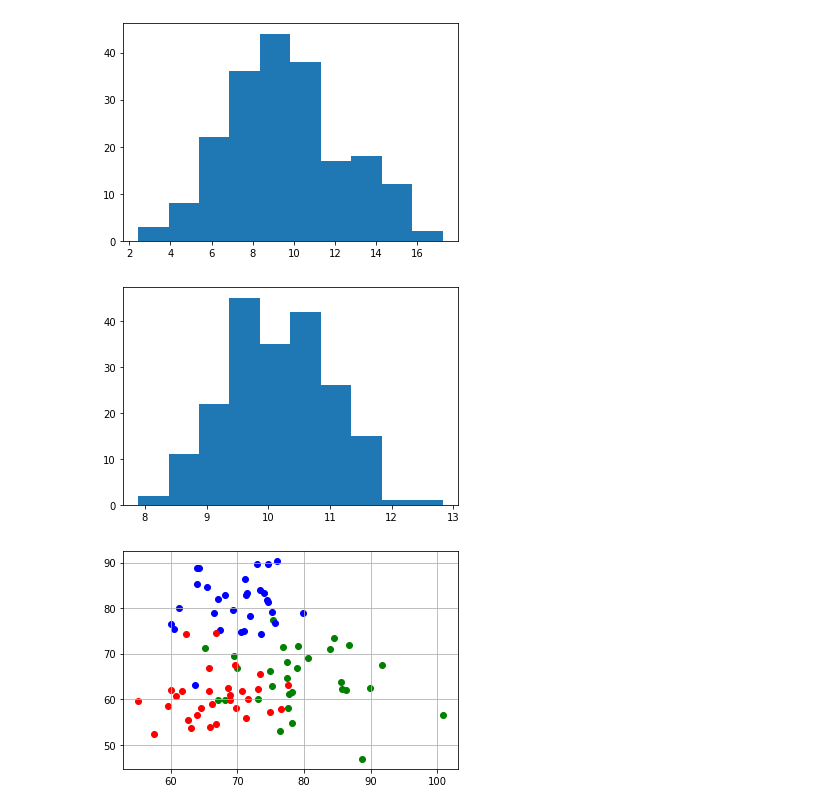
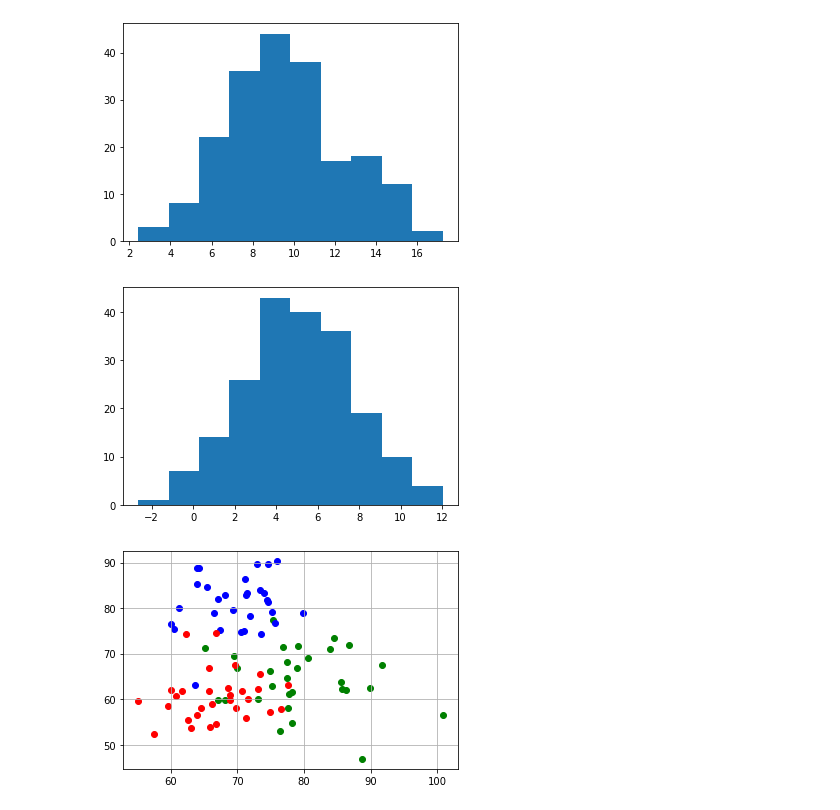
Before and after one commit to Dniwe111/ML_tasks, a Jupyter notebook: Test_task-checkpoint.ipynb, the cells around one changed output. Drawn from its saved outputs; the diff is of its cells as text; code cells hidden in the pictures.

```diff
--- a/Test_task-checkpoint.ipynb
+++ b/Test_task-checkpoint.ipynb
@@ -151,17 +151,17 @@ plt.show()
 [figure]
 # %%
 def randomize (target, size, disp = 1):
-    n = 100//disp;
+    n = 1000;
     a = np.zeros(size)
     for i in range(2*n):
-        a+=target*np.random.uniform(0, 1, size)/n
+        a+=target*0.5/n+target*np.random.uniform(-0.5*disp, 0.5*disp, size)/n
     return a
 # %%
-arr3 = randomize(10, 200, 5)
+arr3 = randomize(5, 200, 40)
 n, bin, patches = plt.hist(arr3)
 plt.show()
 # %% [output]
-[figure, old version]
+[figure, new version]
 # %%
 chem_chem = np.random.normal(80, 6, 30)
 chem_math = np.random.normal(65, 6, 30)
```
